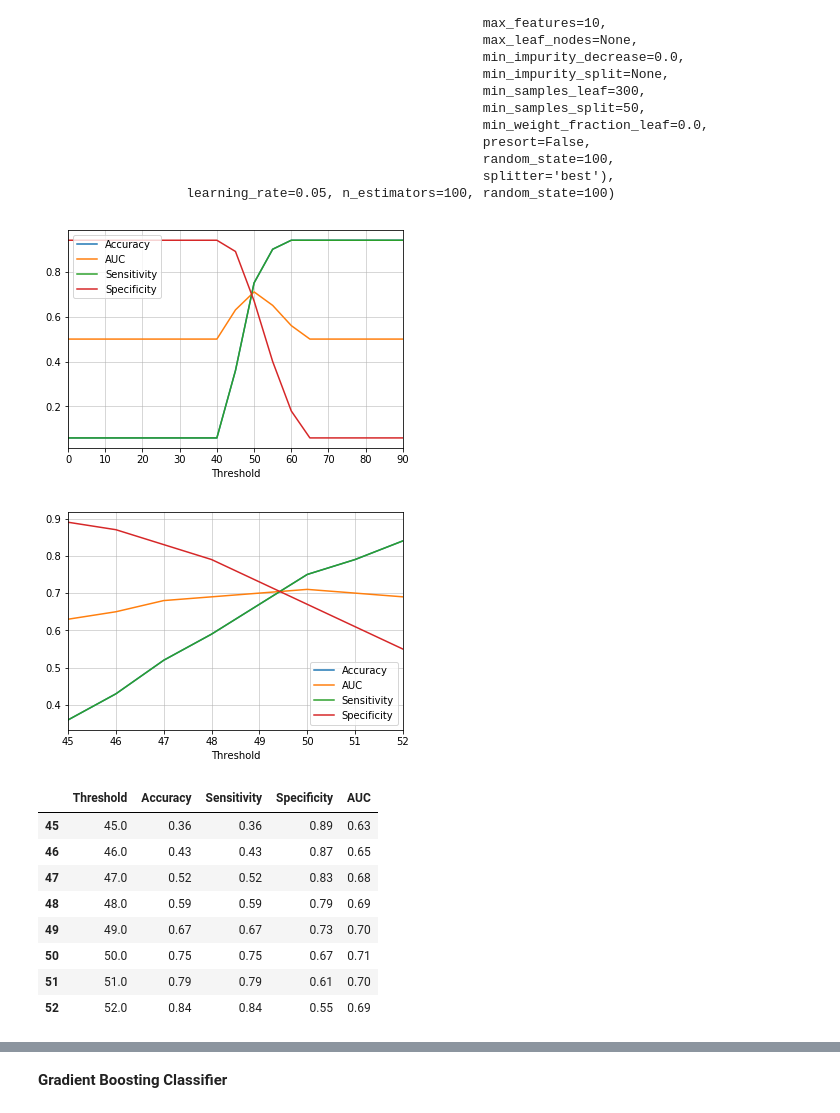
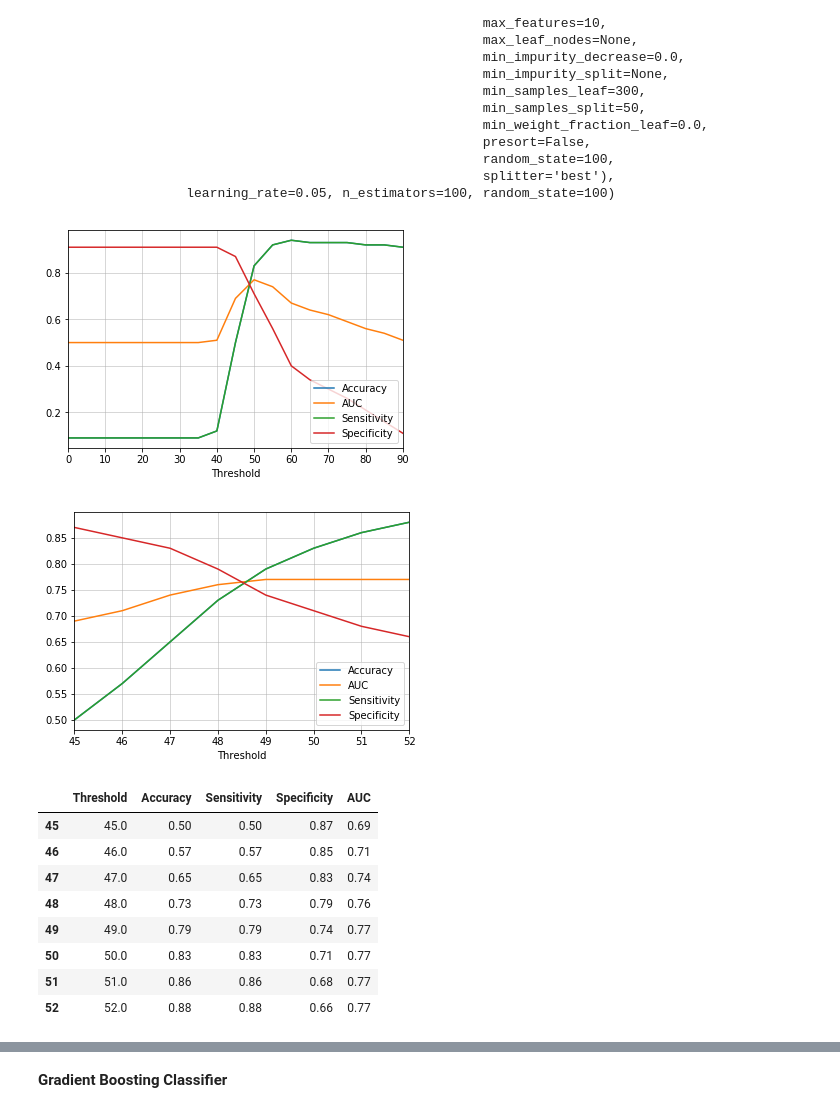
Before and after one commit to ppawar88/DSProject, a Jupyter notebook: Customer Acquisition - Credit Card Business/Customer Acquisition - Credit Card Business.ipynb, the cells around one changed output, grey strips where cells are left out. Saved outputs shown, nothing was run; the diff lists cells and outputs as text; code cells hidden in the pictures.

```diff
--- a/Customer Acquisition - Credit Card Business/Customer Acquisition - Credit Card Business.ipynb
+++ b/Customer Acquisition - Credit Card Business/Customer Acquisition - Credit Card Business.ipynb
@@ -1581,6 +1708,6 @@ param = {'sm__ratio' : [None, 0.1, 0.2],
         'ada__base_estimator__min_samples_split': [50,100]
         }
 
-pipeline = Pipeline([('sm', sm), ('ada', ada)])
+pipeline = Pipeline([('sm', smote), ('ada', ada)])
 ada_model_cv = GridSearchCV(pipeline, param_grid=param, scoring='roc_auc', cv=folds, n_jobs=-1, verbose=1, return_train_score=True)
 ada_model_cv.fit(X_train[cols], y_train)
@@ -1600,8 +1761,8 @@ ada = AdaBoostClassifier(random_state=100,
                          n_estimators = 100,
                          learning_rate = 0.05
                         )
-ada_X_train, ada_y_train = DataSampling(X_train[cols], y_train, 0.2)
-ada.fit(X_train[cols], y_train)
+ada_X_train, ada_y_train = DataSampling(X_train[cols], y_train, 0.1)
+ada.fit(ada_X_train, ada_y_train)
 # %% [output]
 AdaBoostClassifier(algorithm='SAMME.R',
                    base_estimator=DecisionTreeClassifier(class_weight='balanced',
@@ -1621,18 +1782,18 @@ AdaBoostClassifier(algorithm='SAMME.R',
 # %%
 modelPerf_ada = pd.DataFrame(columns=['Threshold', 'Accuracy', 'Sensitivity', 'Specificity', 'AUC'])
 for i in range(0, 91, 5):
-    accuracy, sensitivity, specificity, auc, df = EvaluateModel(ada, X_train[cols], y_train, i, isGLM=False)
+    accuracy, sensitivity, specificity, auc, df = EvaluateModel(ada, ada_X_train, ada_y_train, i, isGLM=False)
     modelPerf_ada.loc[i] = [i, accuracy, sensitivity, specificity, auc]
 
 modelPerf_ada.plot.line( x='Threshold', y=['Accuracy', 'AUC', 'Sensitivity', 'Specificity'])
 plt.grid(linestyle='-', linewidth = 0.5)
 plt.show()
 # %% [output]
-[figure, old version]
+[figure, new version]
 # %%
 modelPerf_ada = pd.DataFrame(columns=['Threshold', 'Accuracy', 'Sensitivity', 'Specificity', 'AUC'])
 for i in range(45, 53, 1):
-    accuracy, sensitivity, specificity, auc, df = EvaluateModel(ada, X_train[cols], y_train, i, isGLM=False)
+    accuracy, sensitivity, specificity, auc, df = EvaluateModel(ada, ada_X_train, ada_y_train, i, isGLM=False)
     modelPerf_ada.loc[i] = [i, accuracy, sensitivity, specificity, auc]
 
 modelPerf_ada.plot.line( x='Threshold', y=['Accuracy', 'AUC', 'Sensitivity', 'Specificity'])
@@ -1640,16 +1801,16 @@ plt.grid(linestyle='-', linewidth = 0.5)
 plt.show()
 modelPerf_ada
 # %% [output]
-[figure, old version]
+[figure, new version]
 |  | Threshold | Accuracy | Sensitivity | Specificity | AUC |
-| 45 | 45.0 | 0.36 | 0.36 | 0.89 | 0.63 |
-| 46 | 46.0 | 0.43 | 0.43 | 0.87 | 0.65 |
-| 47 | 47.0 | 0.52 | 0.52 | 0.83 | 0.68 |
-| 48 | 48.0 | 0.59 | 0.59 | 0.79 | 0.69 |
-| 49 | 49.0 | 0.67 | 0.67 | 0.73 | 0.70 |
-| 50 | 50.0 | 0.75 | 0.75 | 0.67 | 0.71 |
-| 51 | 51.0 | 0.79 | 0.79 | 0.61 | 0.70 |
-| 52 | 52.0 | 0.84 | 0.84 | 0.55 | 0.69 |
+| 45 | 45.0 | 0.50 | 0.50 | 0.87 | 0.69 |
+| 46 | 46.0 | 0.57 | 0.57 | 0.85 | 0.71 |
+| 47 | 47.0 | 0.65 | 0.65 | 0.83 | 0.74 |
+| 48 | 48.0 | 0.73 | 0.73 | 0.79 | 0.76 |
+| 49 | 49.0 | 0.79 | 0.79 | 0.74 | 0.77 |
+| 50 | 50.0 | 0.83 | 0.83 | 0.71 | 0.77 |
+| 51 | 51.0 | 0.86 | 0.86 | 0.68 | 0.77 |
+| 52 | 52.0 | 0.88 | 0.88 | 0.66 | 0.77 |
 # %%
 customprint('**Training Data Score**')
 dt_train_df = EvaluateModel(ada, X_train[cols], y_train, 49, True, isGLM=False)
```
Also changed, not shown: parts of 56 cells of this notebook, 2 other files.
